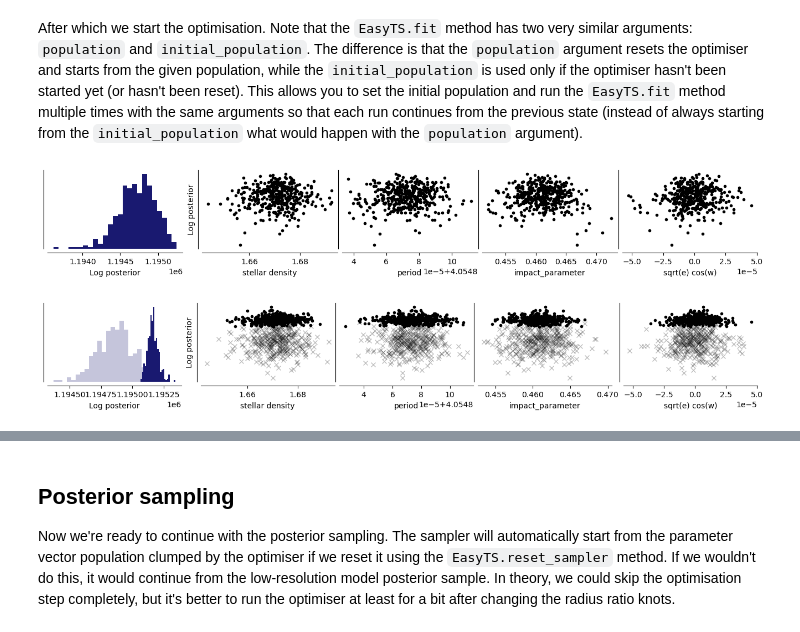
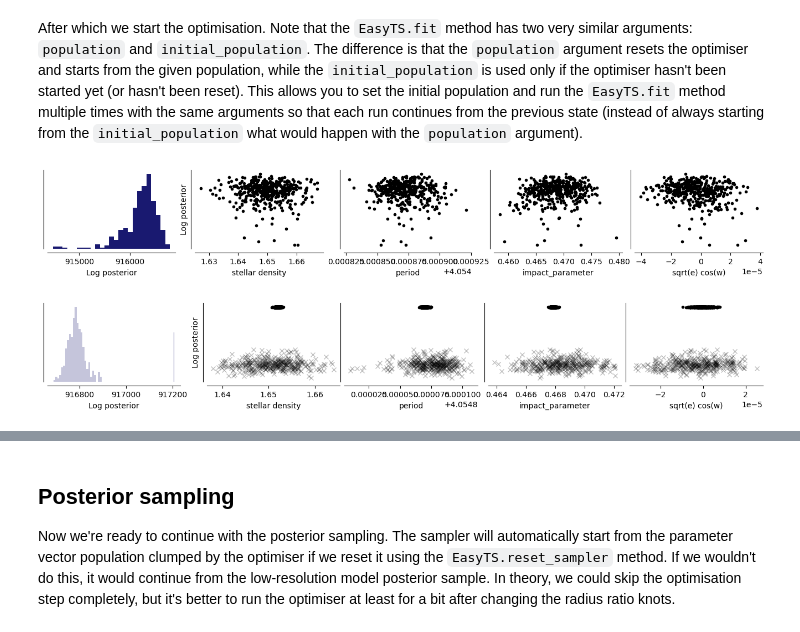
Before and after one commit to hpparvi/ExoIris, a Jupyter notebook: doc/source/examples/e01/03_increasing_data_resolution.ipynb, the cells around one changed output, grey strips where cells are left out. Saved outputs shown, nothing was run; the diff lists cells and outputs as text; code cells hidden in the pictures.

```diff
--- a/doc/source/examples/e01/03_increasing_data_resolution.ipynb
+++ b/doc/source/examples/e01/03_increasing_data_resolution.ipynb
@@ -25,6 +25,6 @@ pargs = dict(figsize=(13,7), res_args=dict(pmin=5, pmax=95),
 
 We again begin by loading an existing analysis from [Tutorial 1](01a_not_so_short_intro.ipynb).
 # %%
-ts = load_model("01a_lowres_power2.fits", name='03a')
+ts = load_model("01a.fits", name='03a')
 ts.plot_setup();
 # %% [output]
@@ -100,8 +99,8 @@ pool = Pool(8)
 # %%
 ts.fit(niter=10, pool=pool, lnpost=lnpostf, initial_population=x0)
 # %% [output]
-[figure, old version]
+[figure, new version]
 # %%
-ts.fit(niter=100, pool=pool, lnpost=lnpostf, initial_population=x0)
+ts.fit(niter=2000, pool=pool, lnpost=lnpostf, initial_population=x0)
 # %% [output]
-[figure, old version]
+[figure, new version]
```
Also changed, not shown: parts of 11 cells of this notebook.
